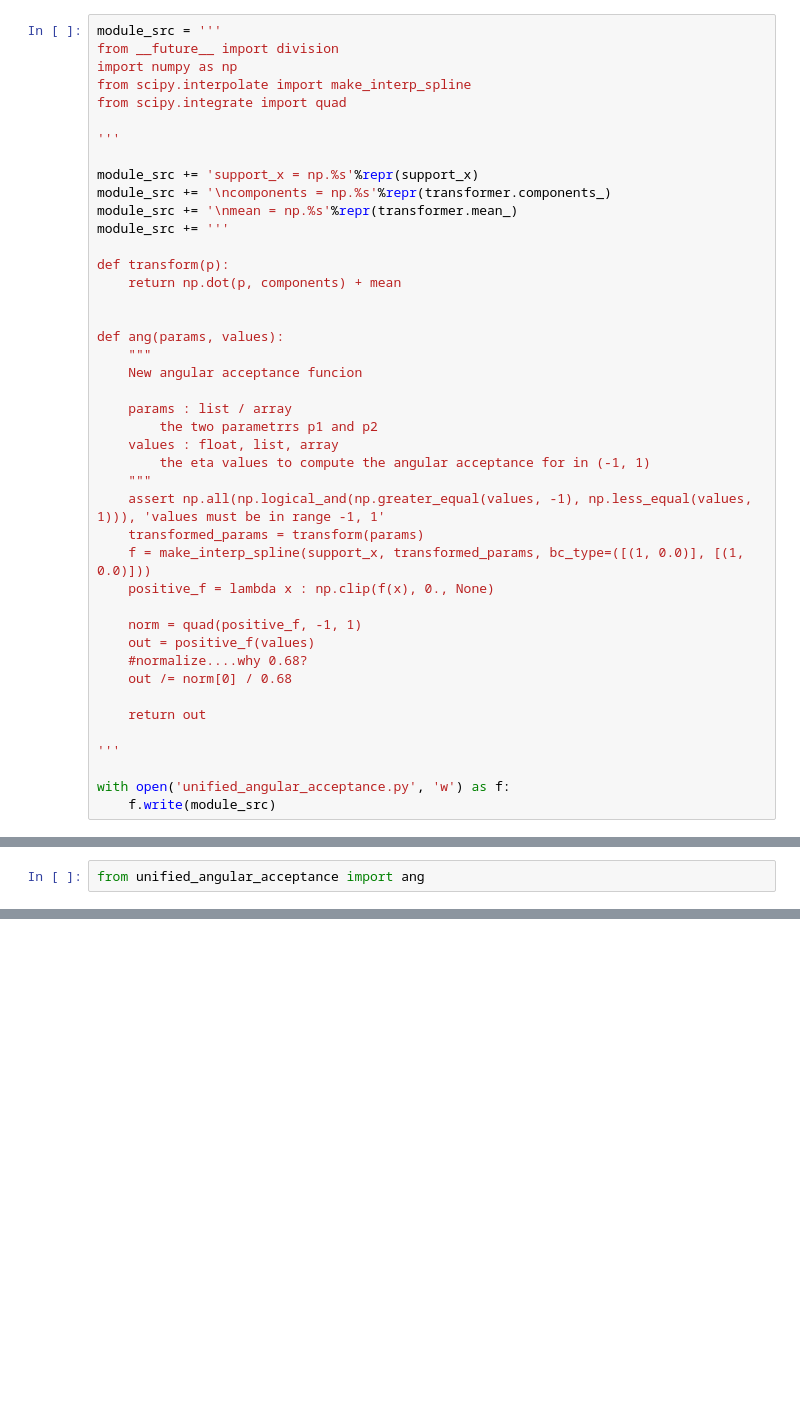
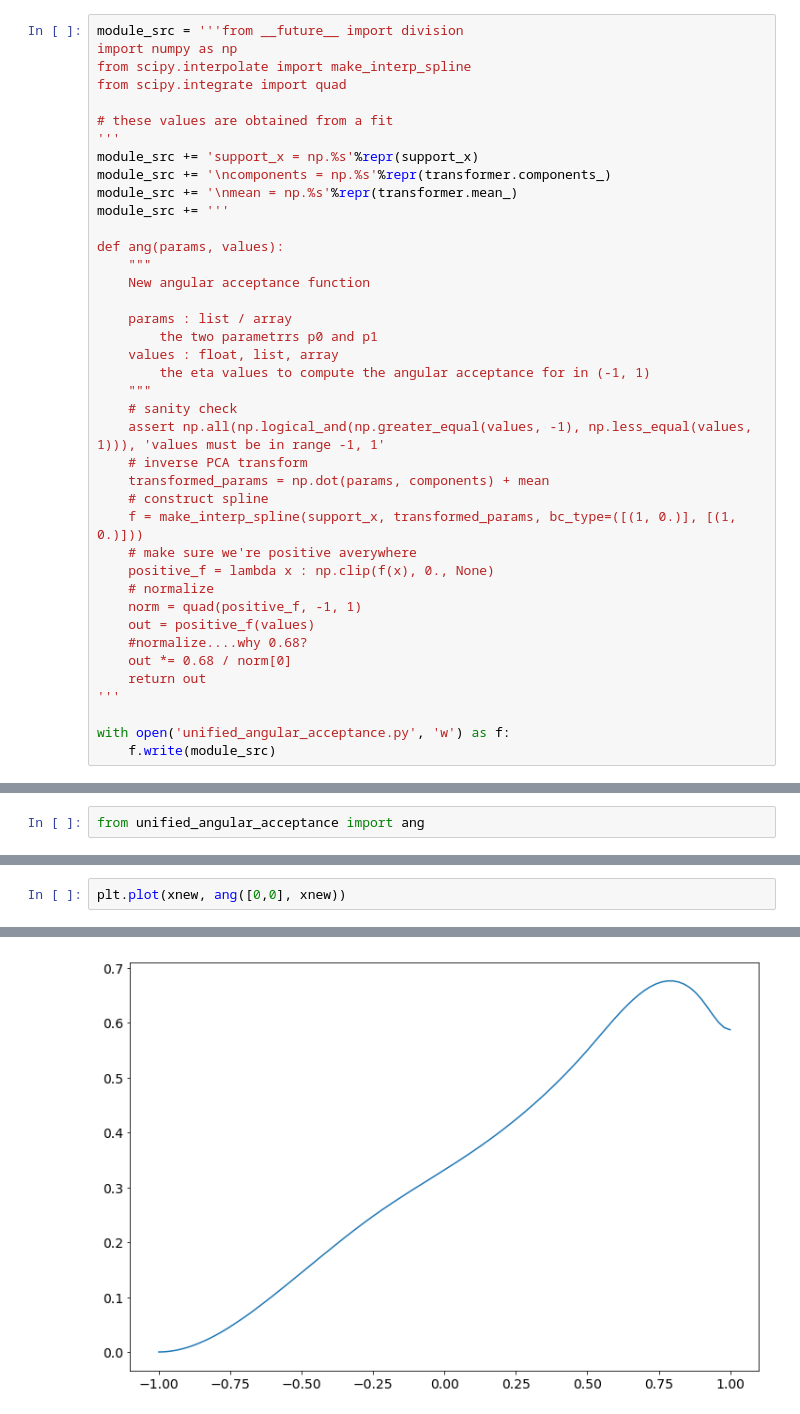
Before and after one commit to icecube/angular_acceptance, a Jupyter notebook: Angular_acceptance.ipynb, the cells around one changed output, grey strips where cells are left out. Saved outputs shown, nothing was run; the diff lists cells and outputs as text; blank space fills up the shorter version.

```diff
--- a/Angular_acceptance.ipynb
+++ b/Angular_acceptance.ipynb
@@ -307,44 +307,41 @@ plt.savefig('morph.png')
 # %% [markdown]
 # make it into a small python module
 # %%
-module_src = '''
-from __future__ import division
+module_src = '''from __future__ import division
 import numpy as np
 from scipy.interpolate import make_interp_spline
 from scipy.integrate import quad
 
+# these values are obtained from a fit
 '''
-
 module_src += 'support_x = np.%s'%repr(support_x)
 module_src += '\ncomponents = np.%s'%repr(transformer.components_)
 module_src += '\nmean = np.%s'%repr(transformer.mean_)
 module_src += '''
 
-def transform(p):
-    return np.dot(p, components) + mean
-
-
 def ang(params, values):
     """
-    New angular acceptance funcion
+    New angular acceptance function
 
     params : list / array
-        the two parametrrs p1 and p2
+        the two parametrrs p0 and p1
     values : float, list, array
         the eta values to compute the angular acceptance for in (-1, 1)
     """
+    # sanity check
     assert np.all(np.logical_and(np.greater_equal(values, -1), np.less_equal(values, 1))), 'values must be in range -1, 1'
-    transformed_params = transform(params)
-    f = make_interp_spline(support_x, transformed_params, bc_type=([(1, 0.0)], [(1, 0.0)]))
+    # inverse PCA transform
+    transformed_params = np.dot(params, components) + mean
+    # construct spline
+    f = make_interp_spline(support_x, transformed_params, bc_type=([(1, 0.)], [(1, 0.)]))
+    # make sure we're positive averywhere
     positive_f = lambda x : np.clip(f(x), 0., None)
-
+    # normalize
     norm = quad(positive_f, -1, 1)
     out = positive_f(values)
     #normalize....why 0.68?
-    out /= norm[0] / 0.68
-
+    out *= 0.68 / norm[0]
     return out
-
 '''
 
 with open('unified_angular_acceptance.py', 'w') as f:
@@ -361,0 +355,3 @@ ang
+# %%
+plt.plot(xnew, ang([0,0], xnew))
+# %% [output]
@@ -361,0 +359 @@ ang
+[figure, added]
```
Also changed, not shown: parts of 5 cells of this notebook, 1 other file.
